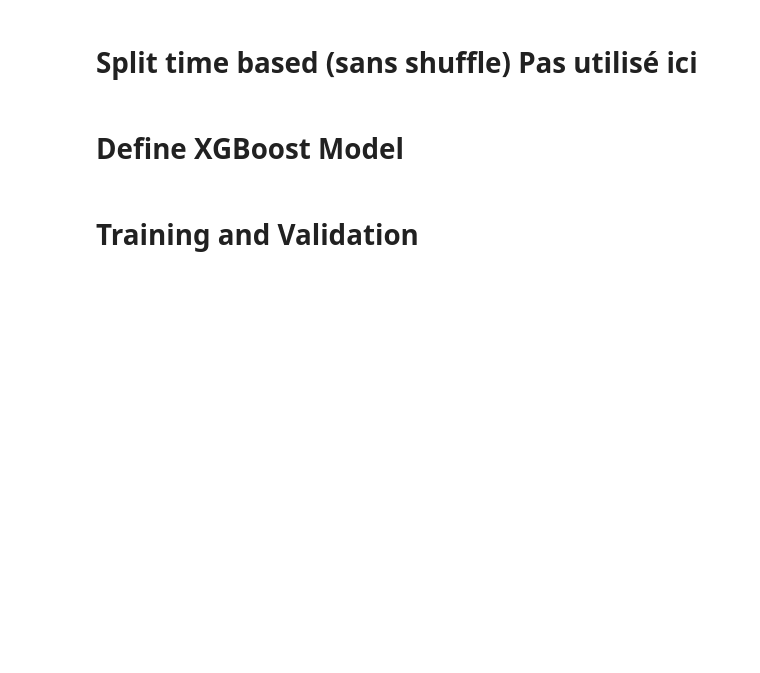
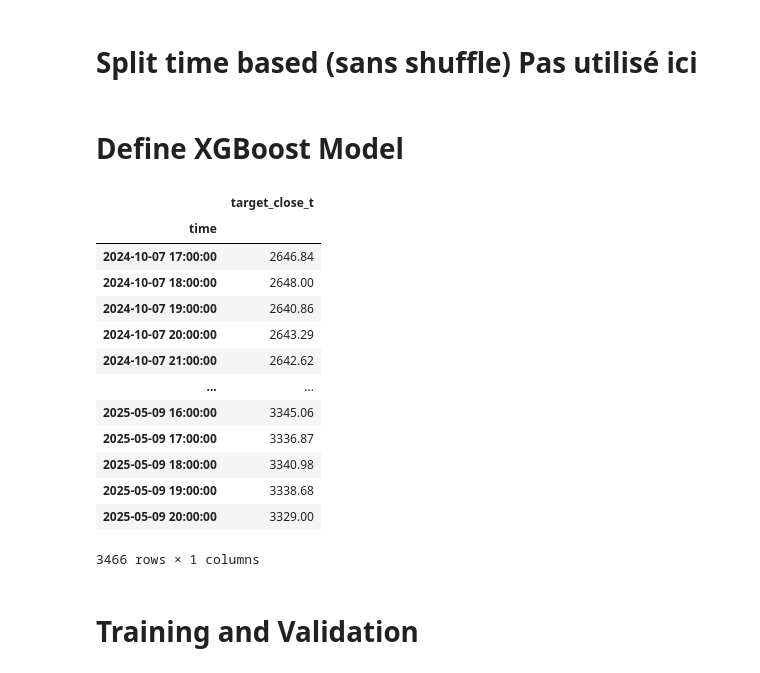
Before and after one commit to loic06/Forecasting-Gold-Price, a Jupyter notebook: notebooks/Baseline_Model_Loic.ipynb, the cells around one changed output. Cells and saved outputs as stored; diff of their text form; code cells hidden in the pictures; blank space fills up the shorter version.

```diff
--- a/notebooks/Baseline_Model_Loic.ipynb
+++ b/notebooks/Baseline_Model_Loic.ipynb
@@ -227,3 +244,20 @@ X_test, X_val, y_test, y_val = train_test_split(
+# %%
+y_val
+# %% [output]
+|  | target_close_t |
+| time |  |
+| 2024-10-07 17:00:00 | 2646.84 |
+| 2024-10-07 18:00:00 | 2648.00 |
+| 2024-10-07 19:00:00 | 2640.86 |
+| 2024-10-07 20:00:00 | 2643.29 |
+| 2024-10-07 21:00:00 | 2642.62 |
+| ... | ... |
+| 2025-05-09 16:00:00 | 3345.06 |
+| 2025-05-09 17:00:00 | 3336.87 |
+| 2025-05-09 18:00:00 | 3340.98 |
+| 2025-05-09 19:00:00 | 3338.68 |
+| 2025-05-09 20:00:00 | 3329.00 |
+3466 rows × 1 columns
 # %% [markdown]
 # Training and Validation
 # %%
```
Also changed, not shown: parts of 14 cells of this notebook.
